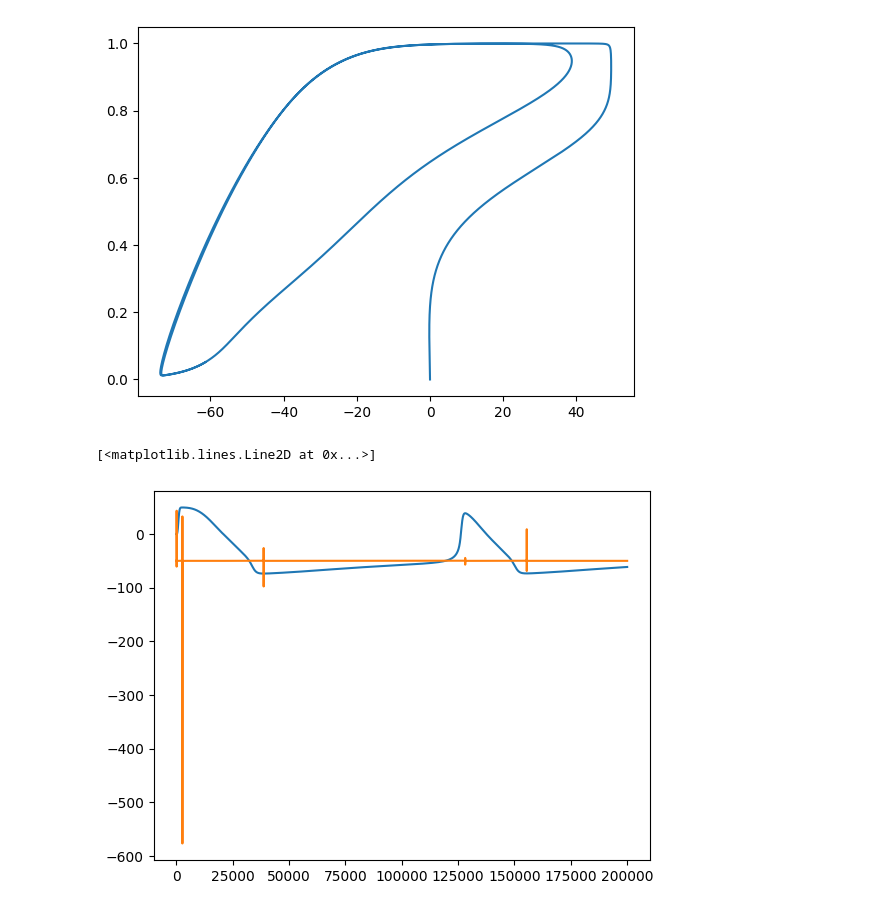
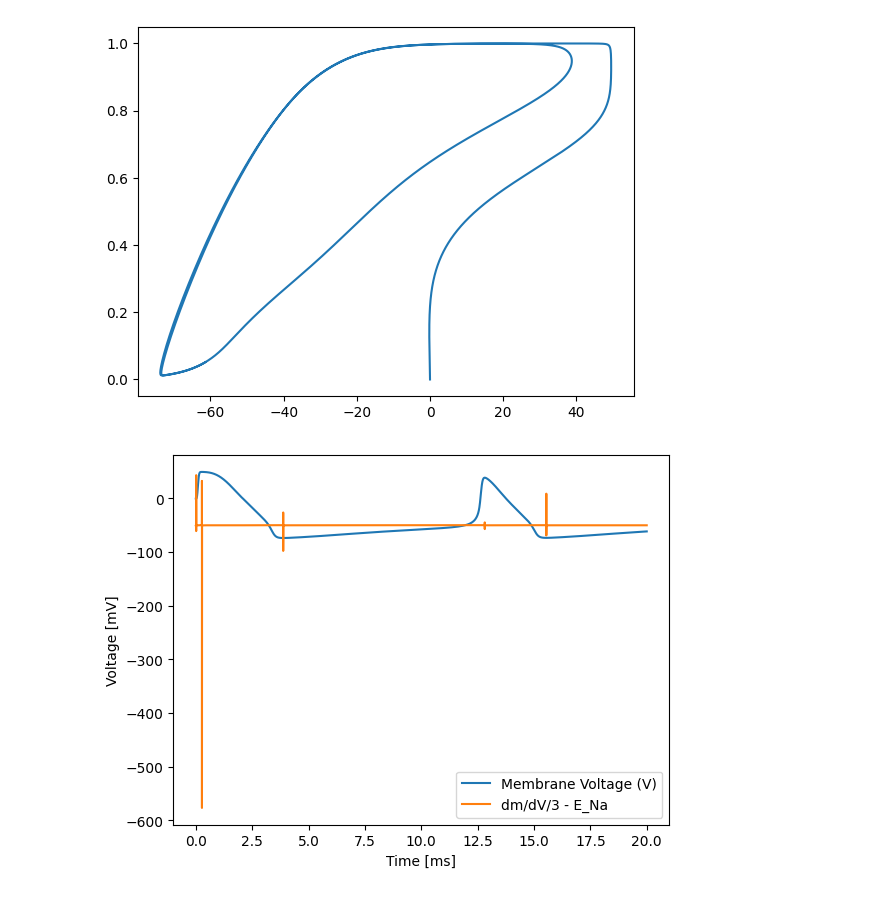
Before and after one commit to 3x10e8/neurodynamics, a Jupyter notebook: NaKL.ipynb, the cells around one changed output. Drawn from its saved outputs; the diff is of its cells as text; code cells hidden in the pictures.

Commit message:
Updated figure formatting

```diff
--- a/NaKL.ipynb
+++ b/NaKL.ipynb
@@ -416,14 +416,14 @@ def solve(
     #suptitle = "$\dot{z}$ = $z$(" + "{}+$i${}) + ".format(α, ω)
     #plotter(tt, x_input, psoln, fig_lin, suptitle)
 
-    return psoln
+    return psoln, tt
 # %% [output]
 interactive(children=(IntSlider(value=20, description='tEnd_ms', max=50, min=1), IntSlider(value=20, descripti…
 [figure]
 # %% [markdown]
 # Threshold Check
 # %%
-psoln = solve(
+psoln, tt = solve(
     tEnd_ms = 20, # stop time
     input_gain = 20, # for scaling current input
     C_nF = 1,
@@ -470,10 +470,13 @@ plt.plot(V, m) # dm/dVm is the slope of this curve
 # %%
 ENa_mV = 50
 dmdV = np.diff(m)/np.diff(V)
 Vth = dmdV/3 - ENa_mV
 
-plt.plot(V)
-plt.plot(Vth)
+plt.plot(tt, V, label='Membrane Voltage (V)')
+plt.plot(tt[1:], Vth, label='dm/dV/3 - E_Na')
+plt.xlabel('Time [ms]')
+plt.ylabel('Voltage [mV]')
+plt.legend()
+plt.show()
 # %% [output]
-[<matplotlib.lines.Line2D at 0x...>]
-[figure, old version]
+[figure, new version]
```
Also changed, not shown: parts of 1 cell of this notebook.
